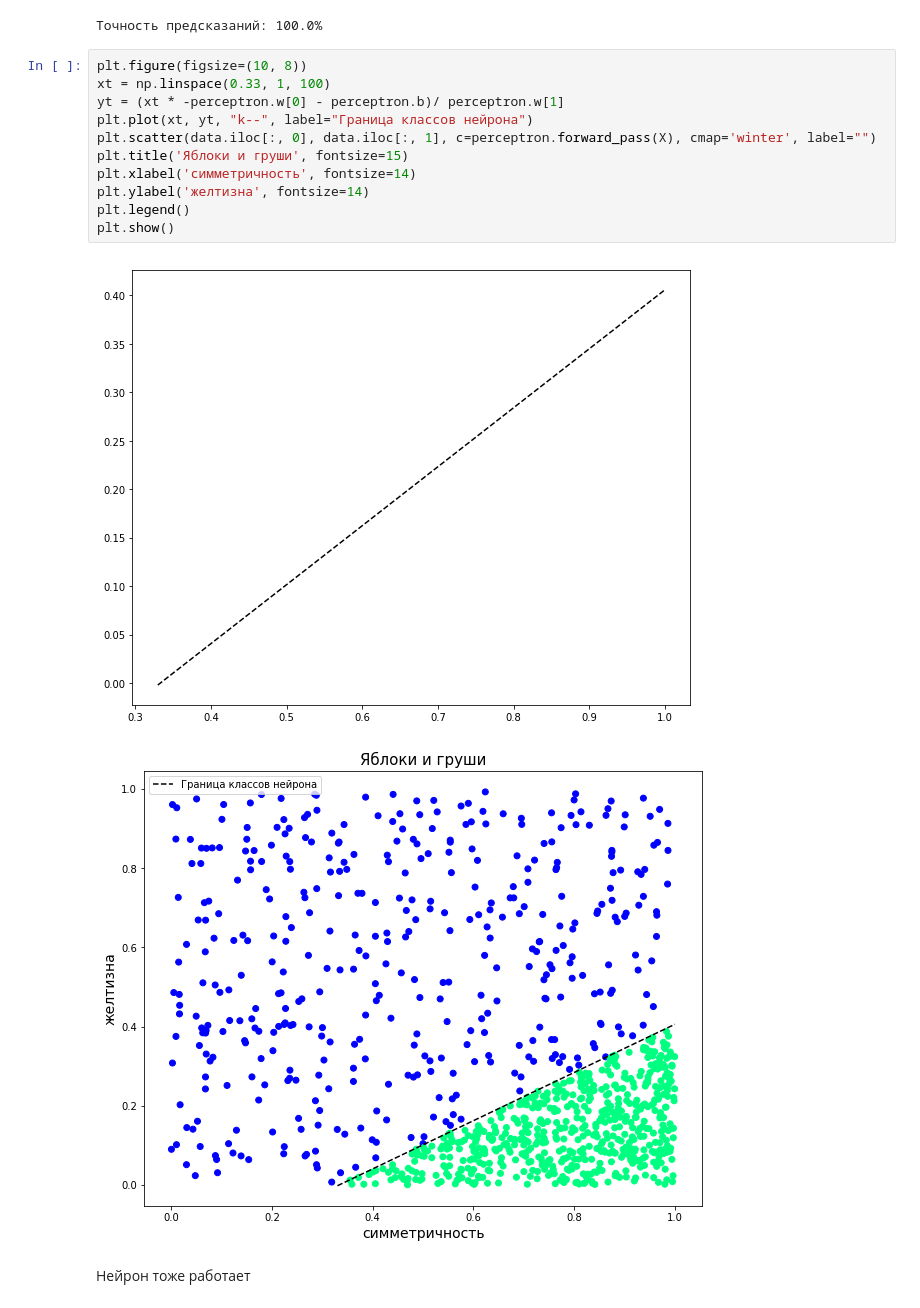
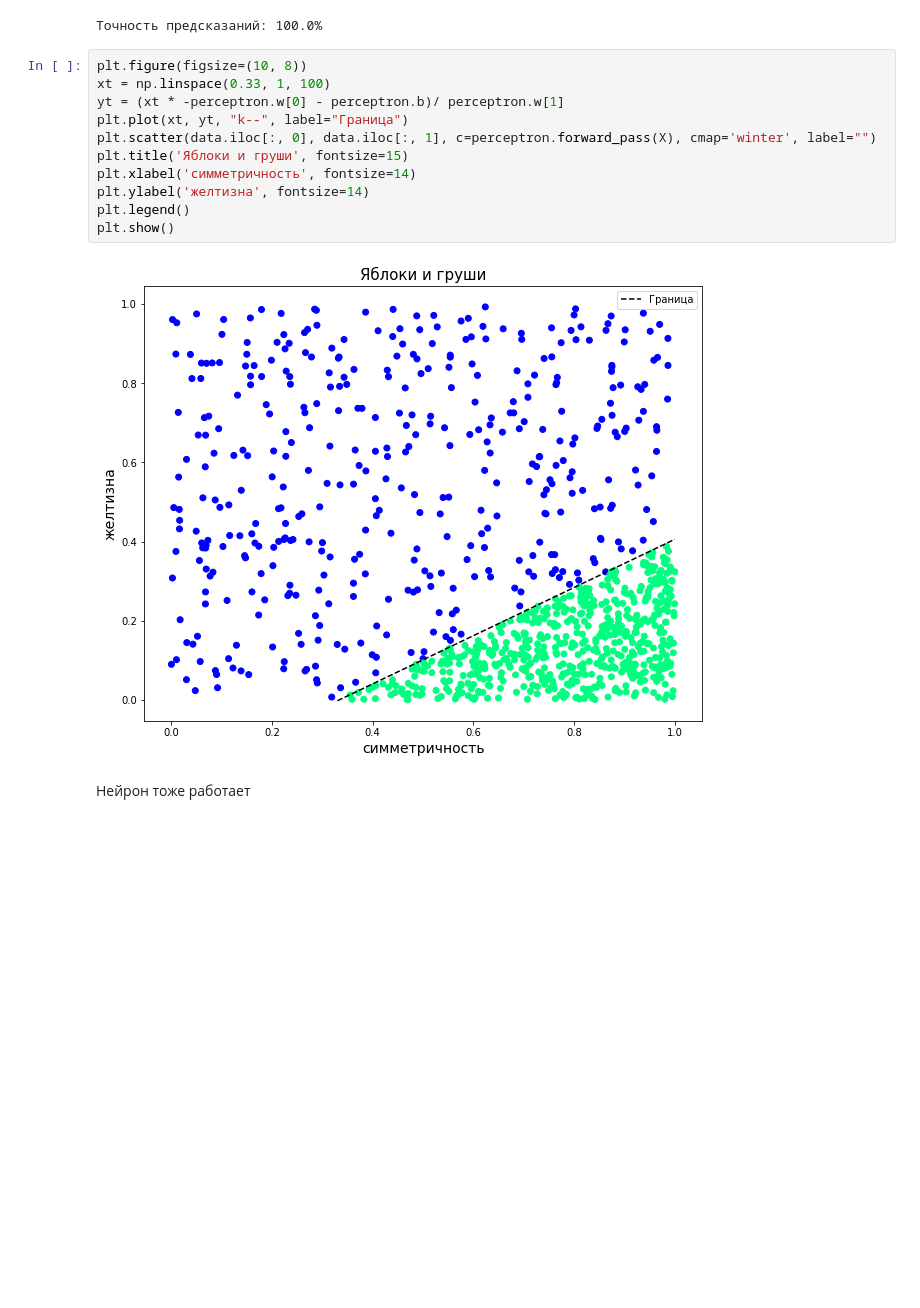
Before and after one commit to fedor1113/dlschl_homework, a Jupyter notebook: materials/homeworks/hw04/[hw4]perceptron&neuron.ipynb, the cells around one changed output. Saved outputs shown, nothing was run; the diff lists cells and outputs as text; blank space fills up the shorter version.

```diff
--- a/materials/homeworks/hw04/[hw4]perceptron&neuron.ipynb
+++ b/materials/homeworks/hw04/[hw4]perceptron&neuron.ipynb
@@ -420,16 +420,15 @@ print("Точность предсказаний: {:.1f}%".format(accuracy_score
 # %%
 plt.figure(figsize=(10, 8))
 xt = np.linspace(0.33, 1, 100)
 yt = (xt * -perceptron.w[0] - perceptron.b)/ perceptron.w[1]
-plt.plot(xt, yt, "k--", label="Граница классов нейрона")
+plt.plot(xt, yt, "k--", label="Граница")
 plt.scatter(data.iloc[:, 0], data.iloc[:, 1], c=perceptron.forward_pass(X), cmap='winter', label="")
 plt.title('Яблоки и груши', fontsize=15)
 plt.xlabel('симметричность', fontsize=14)
 plt.ylabel('желтизна', fontsize=14)
 plt.legend()
 plt.show()
 # %% [output]
-[figure, old version]
+[figure, new version]
-[figure, removed]
 # %% [markdown]
 Нейрон тоже работает
```
